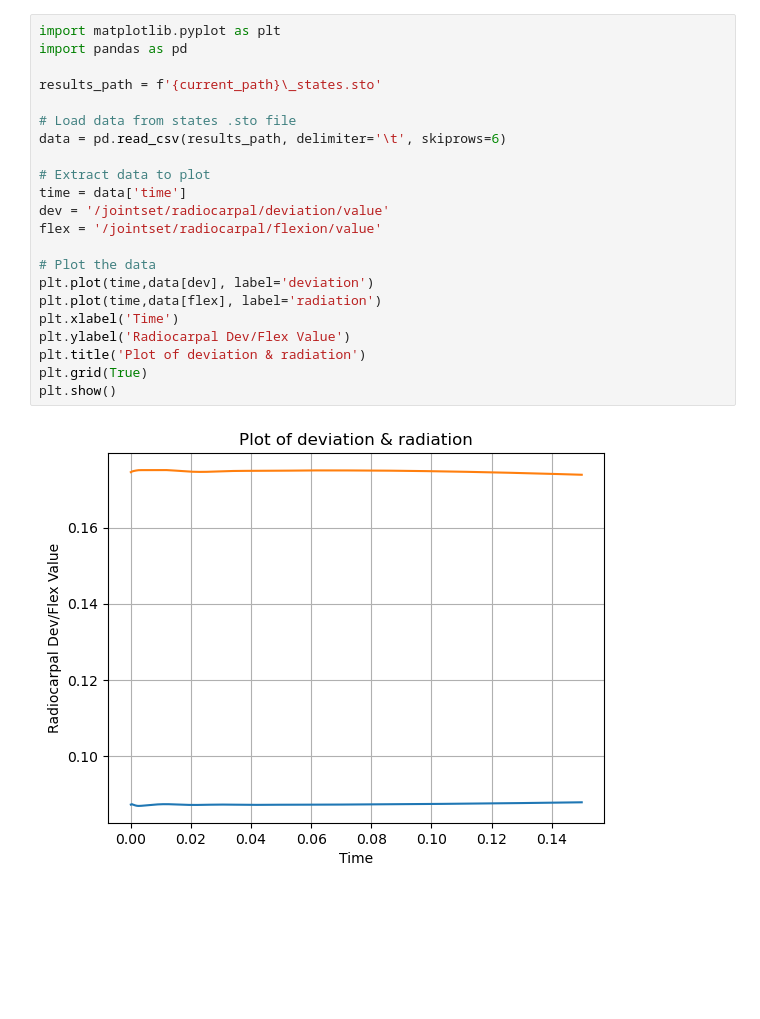
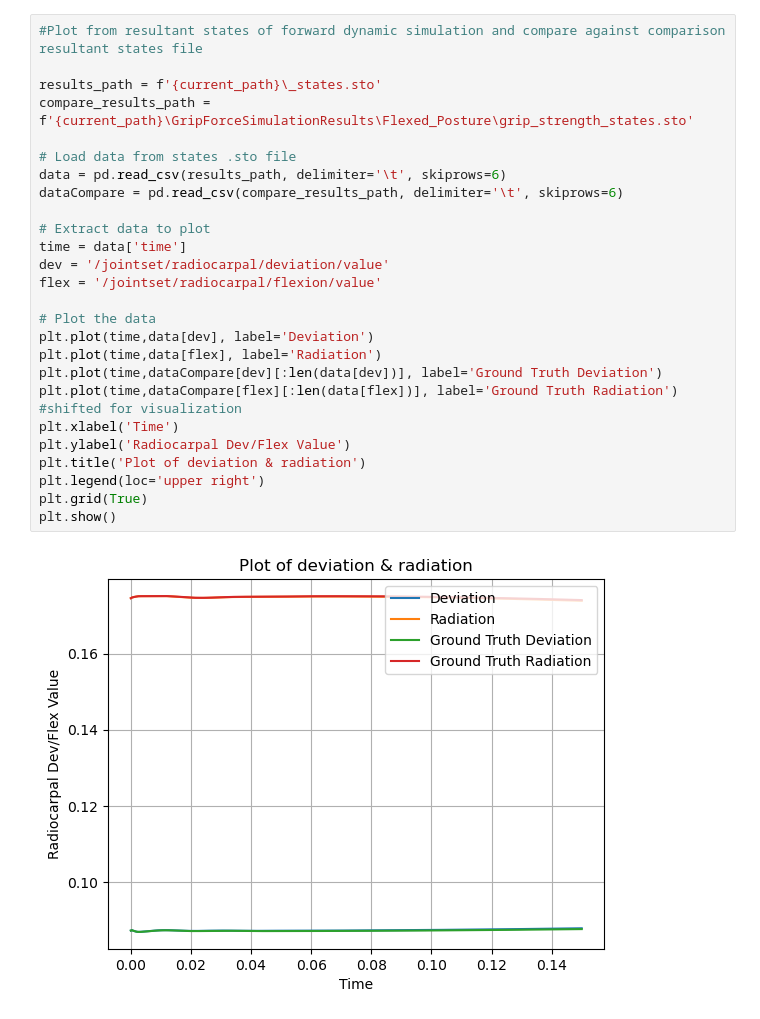
Before and after one commit to maximilianC33/OpenSimHand, a Jupyter notebook: OsimForwardDynamics.ipynb, the cells around one changed output. Drawn from its saved outputs; the diff is of its cells as text; blank space fills up the shorter version.

```diff
--- a/OsimForwardDynamics.ipynb
+++ b/OsimForwardDynamics.ipynb
@@ -64,24 +64,28 @@ True
 # %%
-import matplotlib.pyplot as plt
-import pandas as pd
+#Plot from resultant states of forward dynamic simulation and compare against comparison resultant states file
 
 results_path = f'{current_path}\_states.sto'
+compare_results_path = f'{current_path}\GripForceSimulationResults\Flexed_Posture\grip_strength_states.sto'
 
 # Load data from states .sto file
 data = pd.read_csv(results_path, delimiter='\t', skiprows=6)
+dataCompare = pd.read_csv(compare_results_path, delimiter='\t', skiprows=6)
 
 # Extract data to plot
 time = data['time']
 dev = '/jointset/radiocarpal/deviation/value'
 flex = '/jointset/radiocarpal/flexion/value'
 
 # Plot the data
-plt.plot(time,data[dev], label='deviation')
-plt.plot(time,data[flex], label='radiation')
+plt.plot(time,data[dev], label='Deviation')
+plt.plot(time,data[flex], label='Radiation')
+plt.plot(time,dataCompare[dev][:len(data[dev])], label='Ground Truth Deviation')
+plt.plot(time,dataCompare[flex][:len(data[flex])], label='Ground Truth Radiation') #shifted for visualization
 plt.xlabel('Time')
 plt.ylabel('Radiocarpal Dev/Flex Value')
 plt.title('Plot of deviation & radiation')
+plt.legend(loc='upper right')
 plt.grid(True)
 plt.show()
 # %% [output]
-[figure, old version]
+[figure, new version]
```
Also changed, not shown: parts of 8 cells of this notebook.
